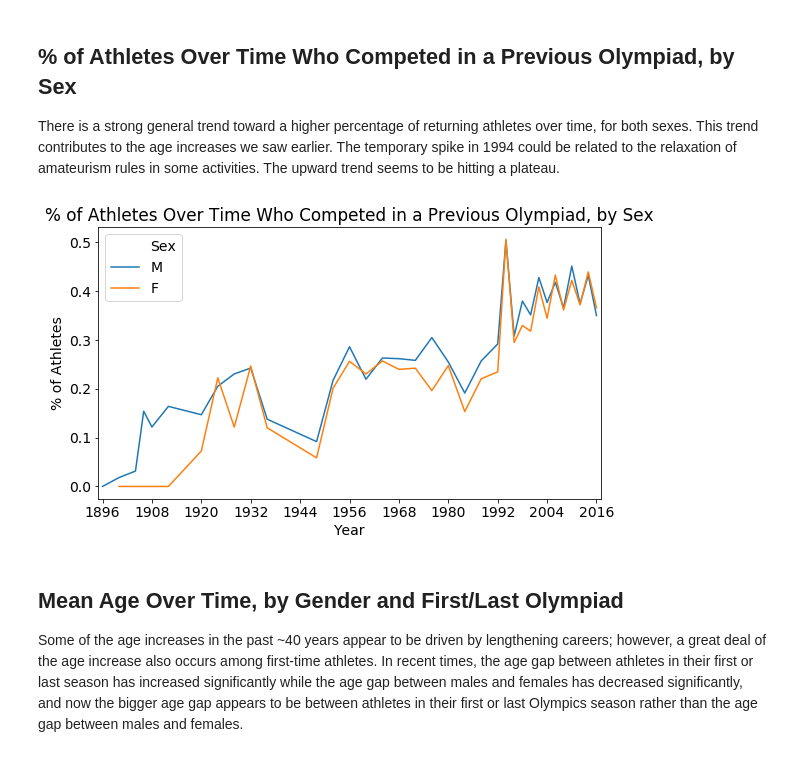
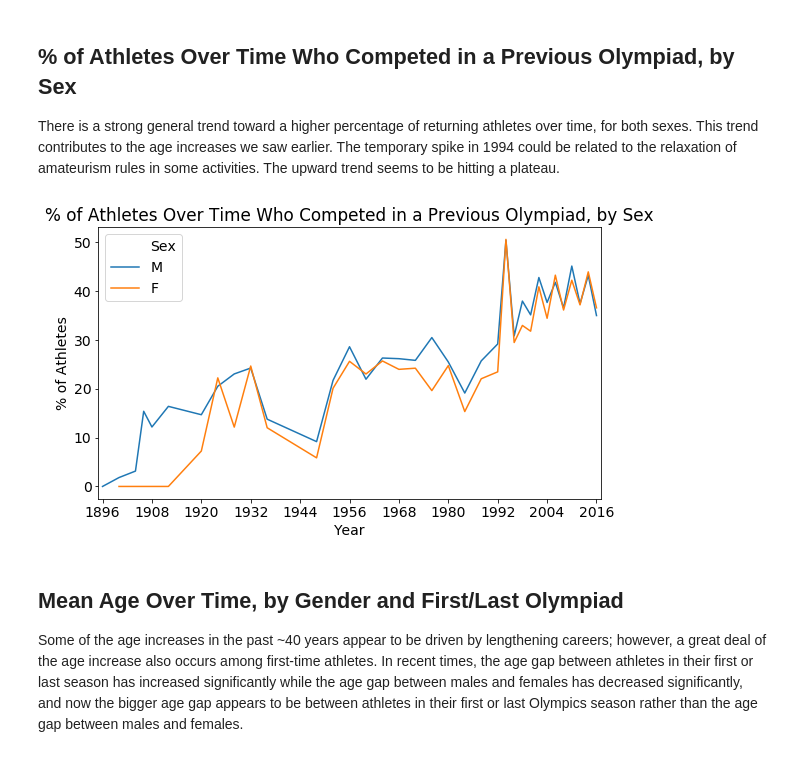
Before and after one commit to davidkobilnyk/OlympicAgeTrends, a Jupyter notebook: explanatory_deck.ipynb, the cells around one changed output. Cells and saved outputs as stored; diff of their text form; code cells hidden in the pictures.

Commit message:
Change y axis of previous exp graph to %

```diff
--- a/explanatory_deck.ipynb
+++ b/explanatory_deck.ipynb
@@ -143,25 +143,25 @@ use_default_year_settings_for_x_axis()
 There is a strong general trend toward a higher percentage of returning athletes over time, for both sexes. This trend contributes to the age increases we saw earlier. The temporary spike in 1994 could be related to the relaxation of amateurism rules in some activities. The upward trend seems to be hitting a plateau.
 # %%
 percent_repeat_athletes_by_year = (
-    df_explore[['AthleteID', 'HasPrevExp', 'Year', 'Sex']]
+    (df_explore[['AthleteID', 'HasPrevExp', 'Year', 'Sex']]
     .drop_duplicates()
     .groupby(['Year', 'Sex'])
-    .HasPrevExp.mean()
+    .HasPrevExp.mean() * 100)
     .to_frame()
     .reset_index()
 )
 plt.figure(figsize=(default_figwidth, 5))
 sns.lineplot(
     data=percent_repeat_athletes_by_year,
     x='Year', y='HasPrevExp', hue='Sex'
 )
 use_default_year_settings_for_x_axis()
 labels_title(
     'Year', '% of Athletes',
     '% of Athletes Over Time Who Competed in a Previous Olympiad, by Sex'
 )
 # %% [output]
-[figure, old version]
+[figure, new version]
 # %% [markdown]
 ## Mean Age Over Time, by Gender and First/Last Olympiad
 
```
